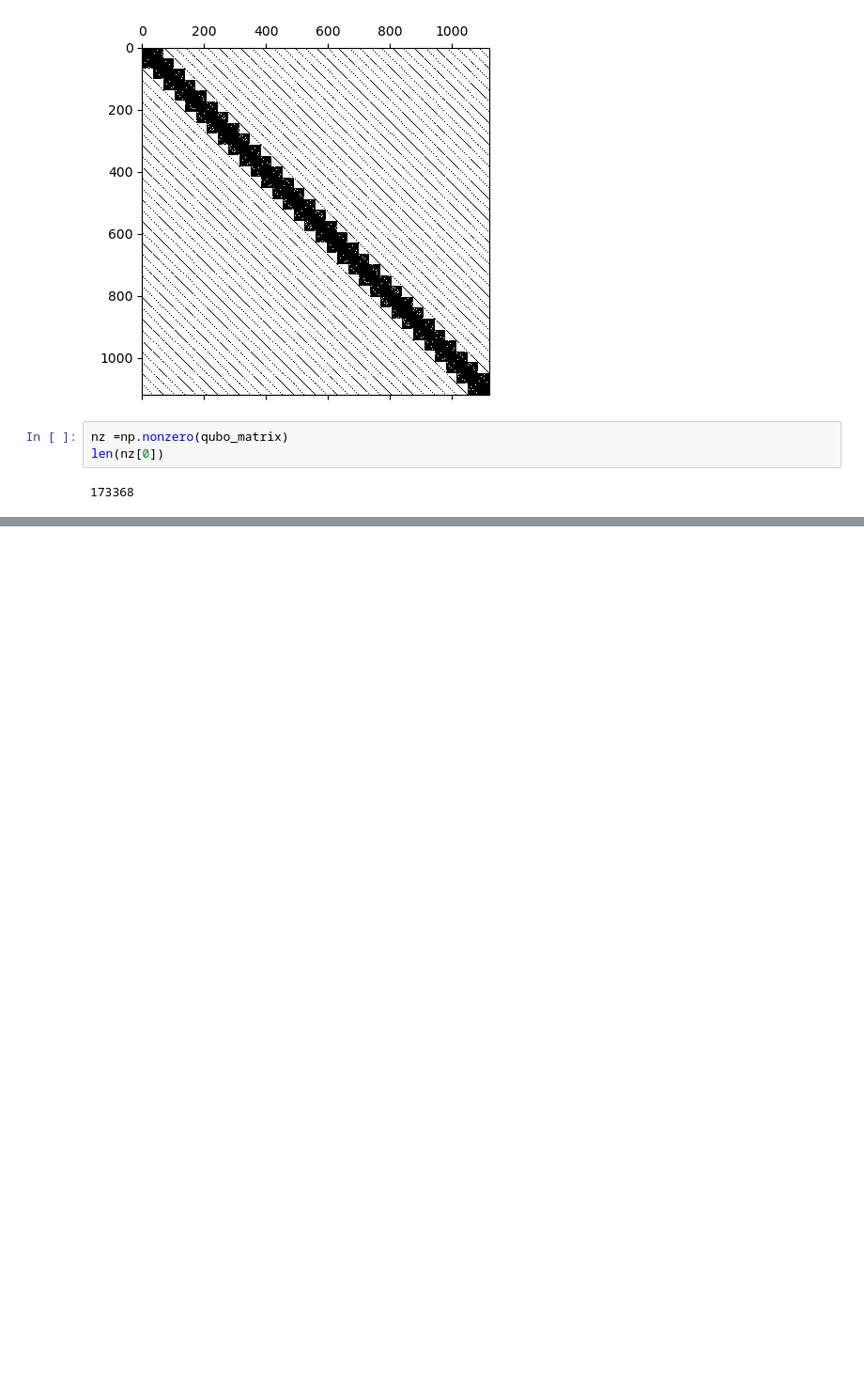
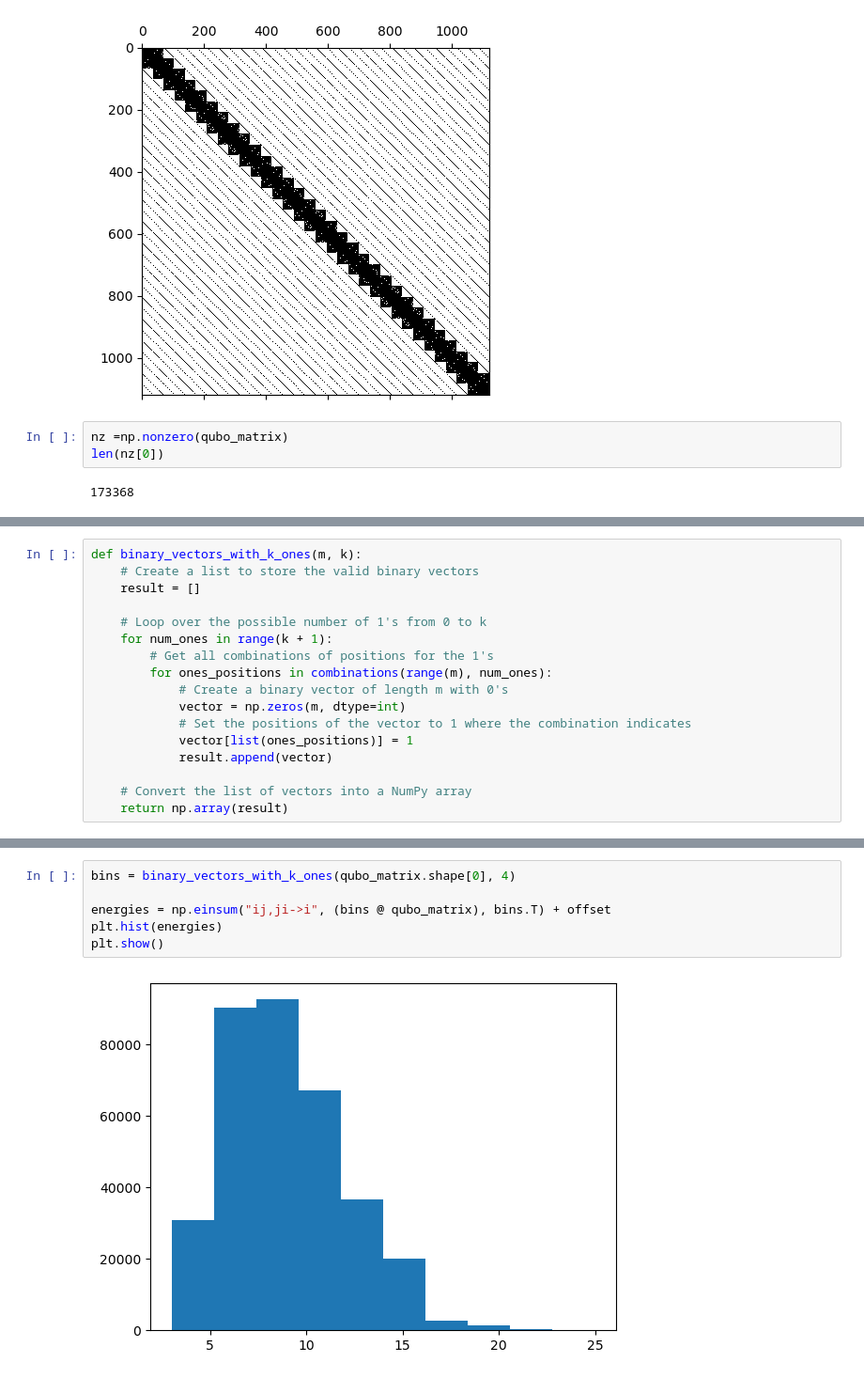
Before and after one commit to JoshCudby/quantum_pangenomics, a Jupyter notebook: oriented_tangle/notebooks/oriented_tangle.ipynb, the cells around one changed output, grey strips where cells are left out. Shown: that part at 94% size. Drawn from its saved outputs; the diff is of its cells as text; blank space fills up the shorter version.

```diff
--- a/oriented_tangle/notebooks/oriented_tangle.ipynb
+++ b/oriented_tangle/notebooks/oriented_tangle.ipynb
@@ -193,0 +205,17 @@ qubo_matrix.size
+# %%
+def binary_vectors_with_k_ones(m, k):
+    # Create a list to store the valid binary vectors
+    result = []
+
+    # Loop over the possible number of 1's from 0 to k
+    for num_ones in range(k + 1):
+        # Get all combinations of positions for the 1's
+        for ones_positions in combinations(range(m), num_ones):
+            # Create a binary vector of length m with 0's
+            vector = np.zeros(m, dtype=int)
+            # Set the positions of the vector to 1 where the combination indicates
+            vector[list(ones_positions)] = 1
+            result.append(vector)
+
+    # Convert the list of vectors into a NumPy array
+    return np.array(result)
@@ -193,0 +245,8 @@ qubo_matrix.size
+# %%
+bins = binary_vectors_with_k_ones(qubo_matrix.shape[0], 4)
+
+energies = np.einsum("ij,ji->i", (bins @ qubo_matrix), bins.T) + offset
+plt.hist(energies)
+plt.show()
+# %% [output]
+[figure, added]
```
Also changed, not shown: parts of 12 cells of this notebook, 1 other file.
